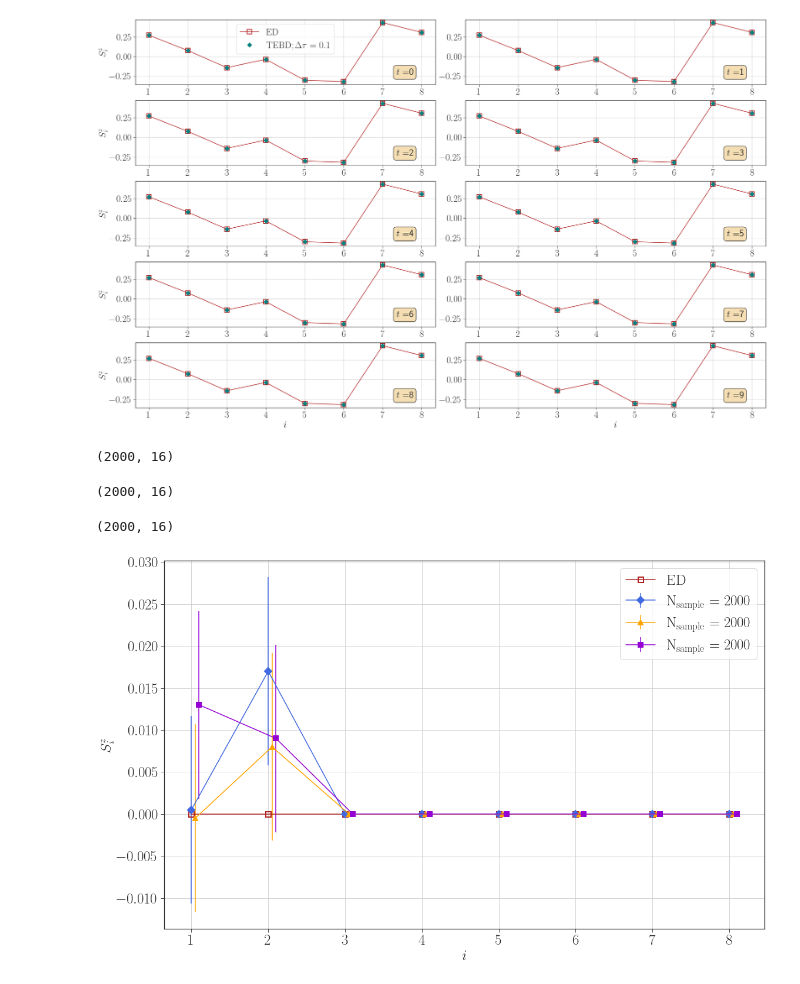
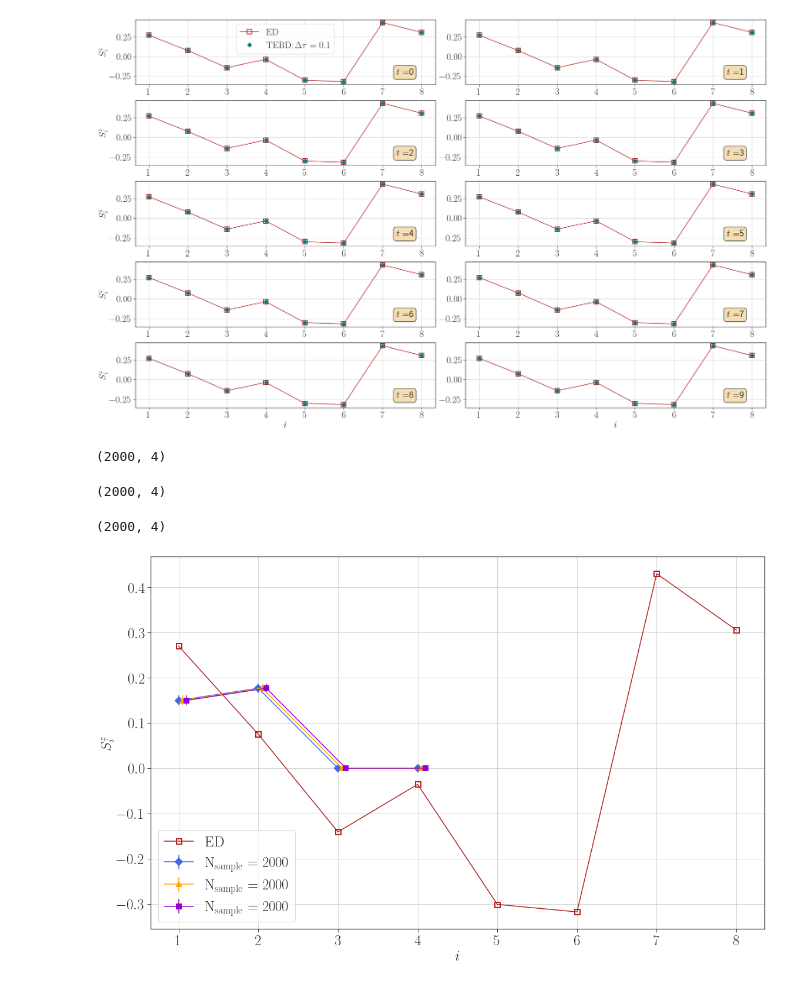
Before and after one commit to xiaobo-23/EntangledLightConeSampling, a Jupyter notebook: HQA_Data_Analysis.ipynb, the cells around one changed output. Saved outputs shown, nothing was run; the diff lists cells and outputs as text; code cells hidden in the pictures.

```diff
--- a/HQA_Data_Analysis.ipynb
+++ b/HQA_Data_Analysis.ipynb
@@ -530,51 +530,51 @@ def data_extrapolation_sample(file_name, label):
 #     return tmp_Sz
     return tmp_ave, tmp_err
 # %%
-Sz_ave1, Sz_err1 = data_extrapolation_sample("Data/holoQUADS_Circuit_N16_h0.2_T7.0_Measure2000_Kick_Only_Test1.h5", "Sz")
+Sz_ave1, Sz_err1 = data_extrapolation_sample("Data/holoQUADS_Circuit_N4_h0.2_T1.0_Measure2000_Longitudinal_Only_Random_Test1.h5", "Sz")
 # %% [output]
-(2000, 16)
+(2000, 4)
 # %%
-Sz_ave2, Sz_err2 = data_extrapolation_sample("Data/holoQUADS_Circuit_N16_h0.2_T7.0_Measure2000_Kick_Only_Test2.h5", "Sz")
+Sz_ave2, Sz_err2 = data_extrapolation_sample("Data/holoQUADS_Circuit_N4_h0.2_T1.0_Measure2000_Longitudinal_Only_Random_Test2.h5", "Sz")
 # %% [output]
-(2000, 16)
+(2000, 4)
 # %%
-Sz_ave3, Sz_err3 = data_extrapolation_sample("Data/holoQUADS_Circuit_N16_h0.2_T7.0_Measure2000_Kick_Only_Test3.h5", "Sz")
+Sz_ave3, Sz_err3 = data_extrapolation_sample("Data/holoQUADS_Circuit_N4_h0.2_T1.0_Measure2000_Longitudinal_Only_Random_Test3.h5", "Sz")
 # %% [output]
-(2000, 16)
+(2000, 4)
 # %%
 '''
     Benchmark holoQUADS circuit against ED and TEBD codes using Sz
 '''
 
 fig = plt.figure(figsize = (16, 16 * goldenRatio), tight_layout = True)
 spec = gridspec.GridSpec(nrows = 1, ncols = 1, figure = fig)
 plt.style.use('seaborn-ticks')
 
 ax1 = fig.add_subplot(spec[0, 0])
 ave = [Sz_ave1, Sz_ave2, Sz_ave3]
 err = [Sz_err1, Sz_err2, Sz_err3]
 color = ['royalblue', 'orange', 'darkviolet', 'teal']
 marker = ['D', '^', 's', 'o']
 label = [r'$\rm N_{sample} = 2000$', r'$\rm N_{sample} = 2000$', r'$\rm N_{sample} = 2000$', r'$\rm N_{sample} = 2000$']
 
 for ind in range(3):
-    ax1.errorbar(np.arange(1, 9) + 0.05 * ind, ave[ind][ : 8], yerr = err[ind][ : 8], color = color[ind], marker = marker[ind], markersize = 8, \
+    ax1.errorbar(np.arange(1, 5) + 0.05 * ind, ave[ind][ : 8], yerr = err[ind][ : 8], color = color[ind], marker = marker[ind], markersize = 8, \
                  markeredgecolor = color[ind], markeredgewidth = 2, label = label[ind])
 
-ax1.plot(np.arange(1, 9), Sz_ED[7, :], color = 'firebrick', marker = 's', markersize = 9, \
+ax1.plot(np.arange(1, 9), Sz_ED[1, :], color = 'firebrick', marker = 's', markersize = 9, \
      markeredgecolor = 'firebrick', markerfacecolor = 'none', markeredgewidth = 2, label = r'$\rm ED$')
 # ax1.plot(np.arange(1, 9), Sz_TEBD[80, :8], color = 'teal', marker = 'D', markersize = 7, \
 #      markeredgecolor = 'teal', markeredgewidth = 2, linestyle = "", label = r'$\rm TEBD$')
 
 ax1.set_xlabel(r'$i$', fontsize = 25)
 ax1.set_ylabel(r'$S^{z}_{i}$', fontsize = 25)
 ax1.set_xticks(np.arange(1, 9))
 # ax1.set_xlim(.8, 2.5)
 # ax1.set_ylim(-.1, .1)
 ax1.tick_params(axis = "both", which = "major", labelsize = 25)
 ax1.legend(frameon = True, fontsize = 25)
 ax1.grid()
 
-# plt.savefig('Figures/Kick_Ising_holoQUADS_Benchmark_Only_Longitudinal_h0.2_t=8_Sz.pdf')
+# plt.savefig('Figures/Kick_Ising_holoQUADS_Benchmark_Only_Longitudinal_Random_h0.2_t=1_Sz.pdf')
 # %% [output]
-[figure, old version]
+[figure, new version]
```
Also changed, not shown: parts of 1 cell of this notebook, 3 other files.
